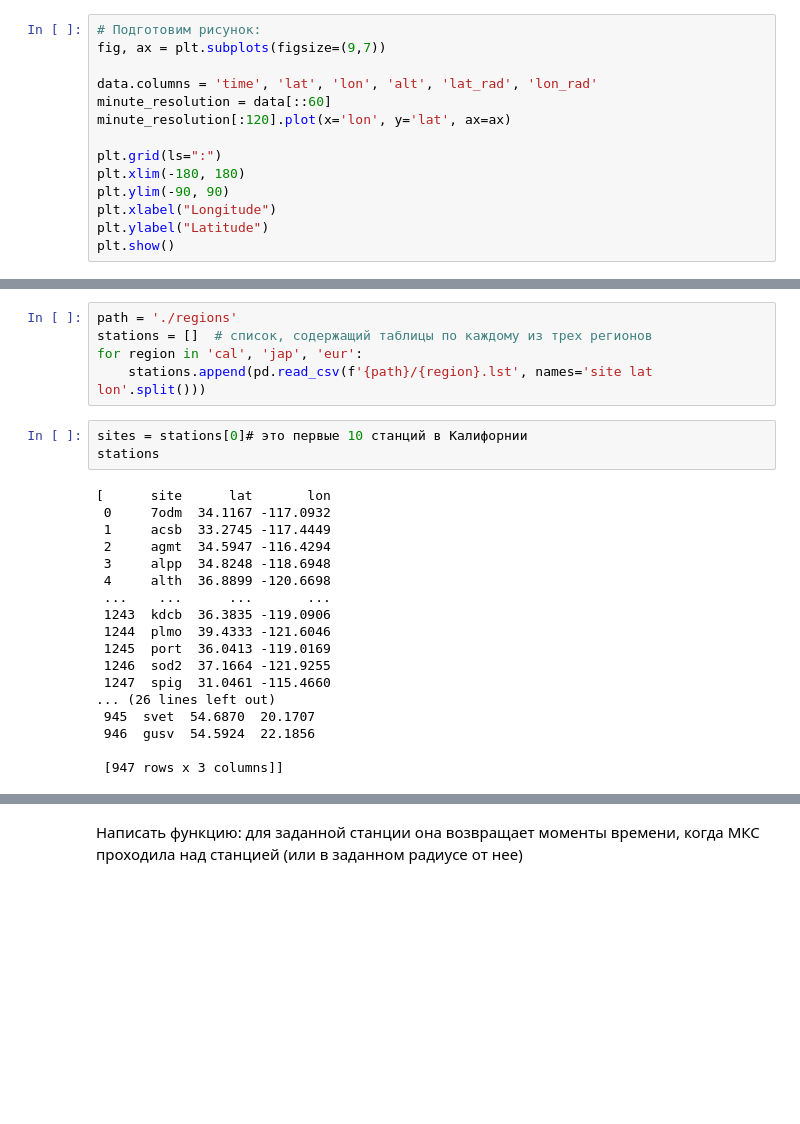
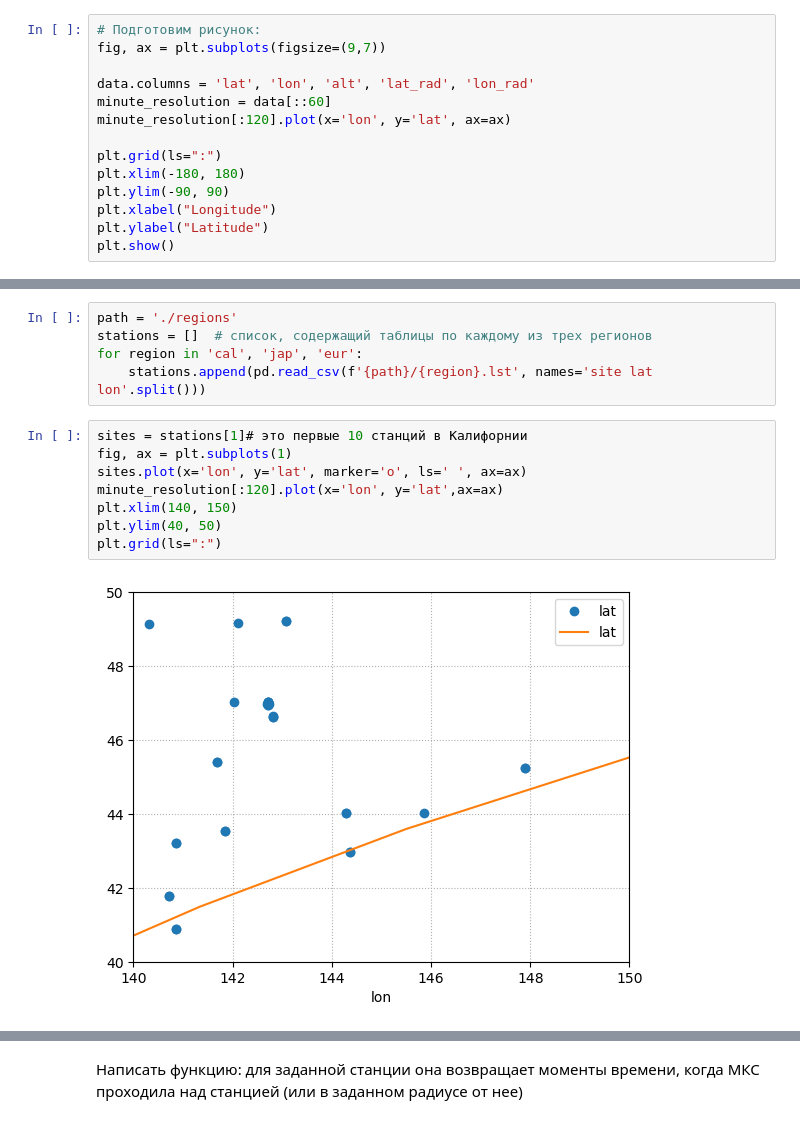
Before and after one commit to Aanks26/Determination_of_the_space-time_intervals_of_observation_of_the_ISS_by_GNSS_points, a Jupyter notebook: ISS_GNSS.ipynb, the cells around one changed output, grey strips where cells are left out. Cells and saved outputs as stored; diff of their text form; blank space fills up the shorter version.

```diff
--- a/ISS_GNSS.ipynb
+++ b/ISS_GNSS.ipynb
@@ -46,7 +52,7 @@ data
 # Подготовим рисунок:
 fig, ax = plt.subplots(figsize=(9,7))
 
-data.columns = 'time', 'lat', 'lon', 'alt', 'lat_rad', 'lon_rad'
+data.columns = 'lat', 'lon', 'alt', 'lat_rad', 'lon_rad'
 minute_resolution = data[::60]
 minute_resolution[:120].plot(x='lon', y='lat', ax=ax)
 
@@ -72,23 +89,12 @@ stations = []  # список, содержащий таблицы по кажд
 for region in 'cal', 'jap', 'eur':
     stations.append(pd.read_csv(f'{path}/{region}.lst', names='site lat lon'.split()))
 # %%
-sites = stations[0]# это первые 10 станций в Калифорнии
-stations
+sites = stations[1]# это первые 10 станций в Калифорнии
+fig, ax = plt.subplots(1)
+sites.plot(x='lon', y='lat', marker='o', ls=' ', ax=ax)
+minute_resolution[:120].plot(x='lon', y='lat',ax=ax)
+plt.xlim(140, 150)
+plt.ylim(40, 50)
+plt.grid(ls=":")
 # %% [output]
-[      site      lat       lon
- 0     7odm  34.1167 -117.0932
- 1     acsb  33.2745 -117.4449
- 2     agmt  34.5947 -116.4294
- 3     alpp  34.8248 -118.6948
- 4     alth  36.8899 -120.6698
- ...    ...      ...       ...
- 1243  kdcb  36.3835 -119.0906
- 1244  plmo  39.4333 -121.6046
- 1245  port  36.0413 -119.0169
- 1246  sod2  37.1664 -121.9255
- 1247  spig  31.0461 -115.4660
-... (26 lines left out)
- 945  svet  54.6870  20.1707
- 946  gusv  54.5924  22.1856
-
- [947 rows x 3 columns]]
+[figure, added]
```
Also changed, not shown: parts of 35 cells of this notebook.
